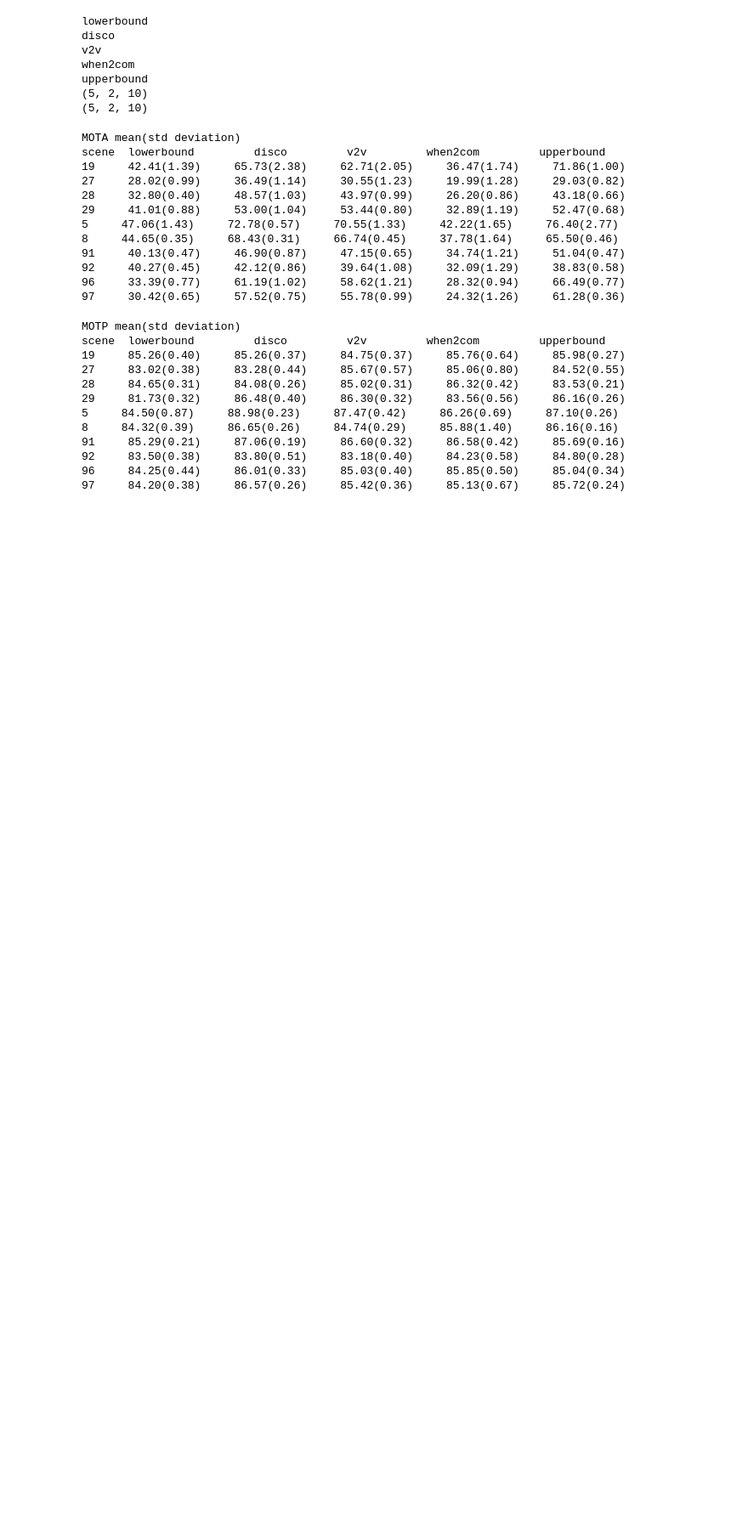
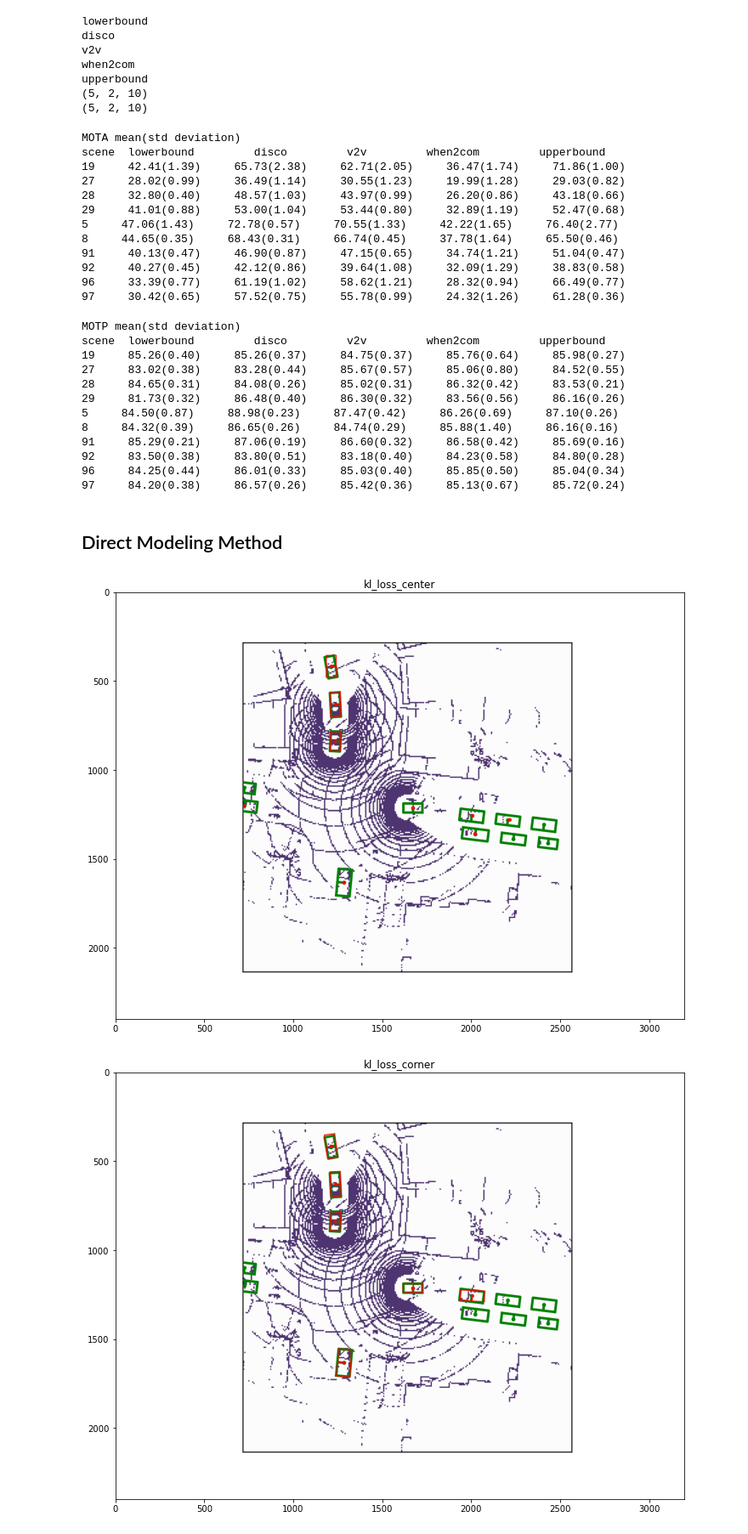
Before and after one commit to susanbao/coperception_mod, a Jupyter notebook: tools/analysis.ipynb, the cells around one changed output. Shown at 85% size. Drawn from its saved outputs; the diff is of its cells as text; code cells hidden in the pictures; blank space fills up the shorter version.

```diff
--- a/tools/analysis.ipynb
+++ b/tools/analysis.ipynb
@@ -410,3 +410,30 @@ scene  lowerbound         disco         v2v         when2com         upperbound
 92     83.50(0.38)     83.80(0.51)     83.18(0.40)     84.23(0.58)     84.80(0.28)
 96     84.25(0.44)     86.01(0.33)     85.03(0.40)     85.85(0.50)     85.04(0.34)
 97     84.20(0.38)     86.57(0.26)     85.42(0.36)     85.13(0.67)     85.72(0.24)
+# %% [markdown]
+## Direct Modeling Method
+# %%
+import matplotlib.pyplot as plt
+import matplotlib.image as mpimg
+import numpy as np
+import time
+base_path = "./det/"
+algo = "upperbound"
+file_dir = {"kl_loss_center":"check_loss_center_temp", "kl_loss_corner": "check_loss_corner", "corner_loss":"check_loss_origin", "kl_loss_center_ind": "check_loss_center_ind"}
+# %%
+algo = "upperbound"
+agent = "vis1"
+scene = "19"
+frame = "1"
+def plt_result_figure(loss_func):
+    path = base_path + file_dir[loss_func] + "/" + algo + "/no_rsu/" + agent + "/" + scene + "/" + frame + ".png"
+    I = mpimg.imread(path)
+    plt.figure(figsize=(12, 12))
+    plt.title(loss_func)
+    plt.imshow(I)
+# %%
+for loss_func in file_dir.keys():
+    plt_result_figure(loss_func)
+# %% [output]
+[figure, added]
+[figure, added]
```
Also changed, not shown: parts of 1 cell of this notebook, 5 other files.
